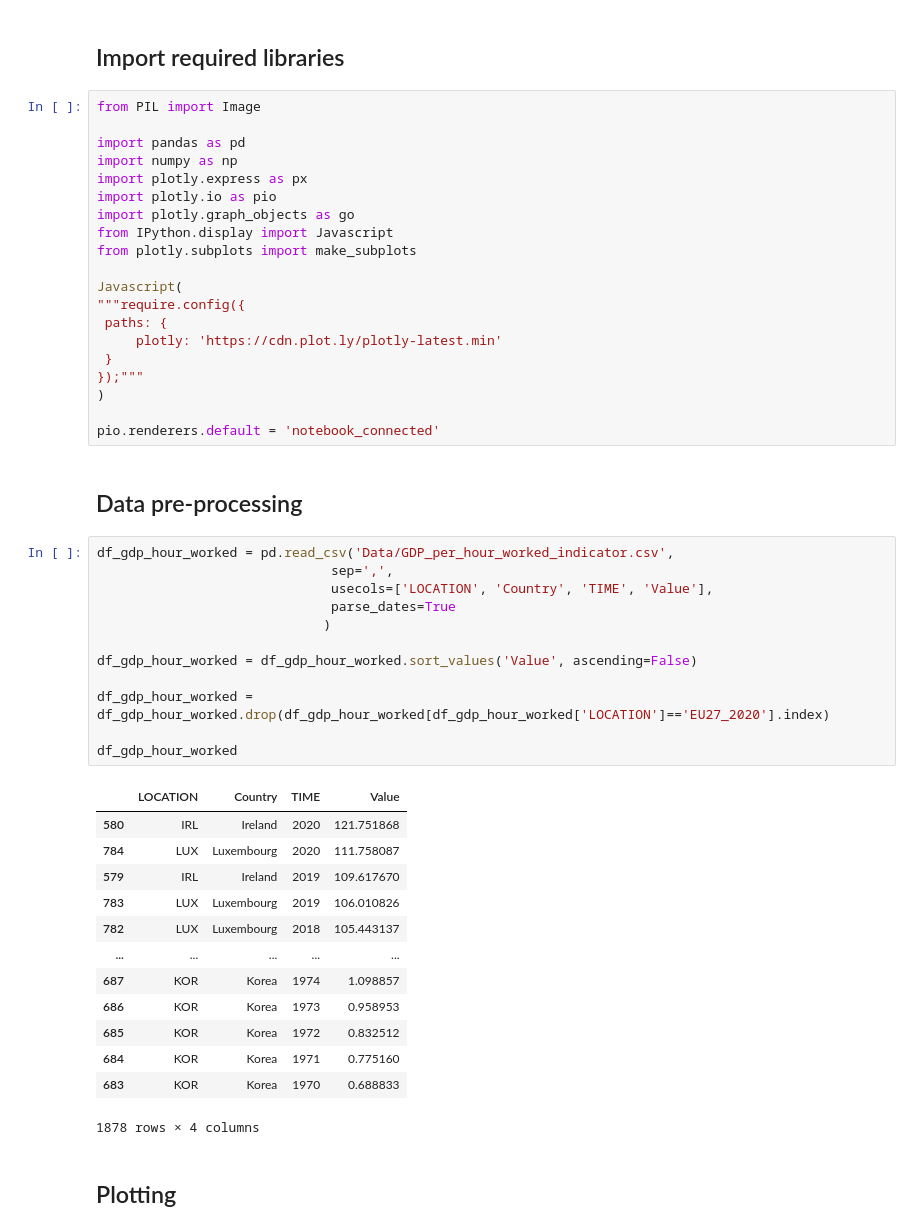
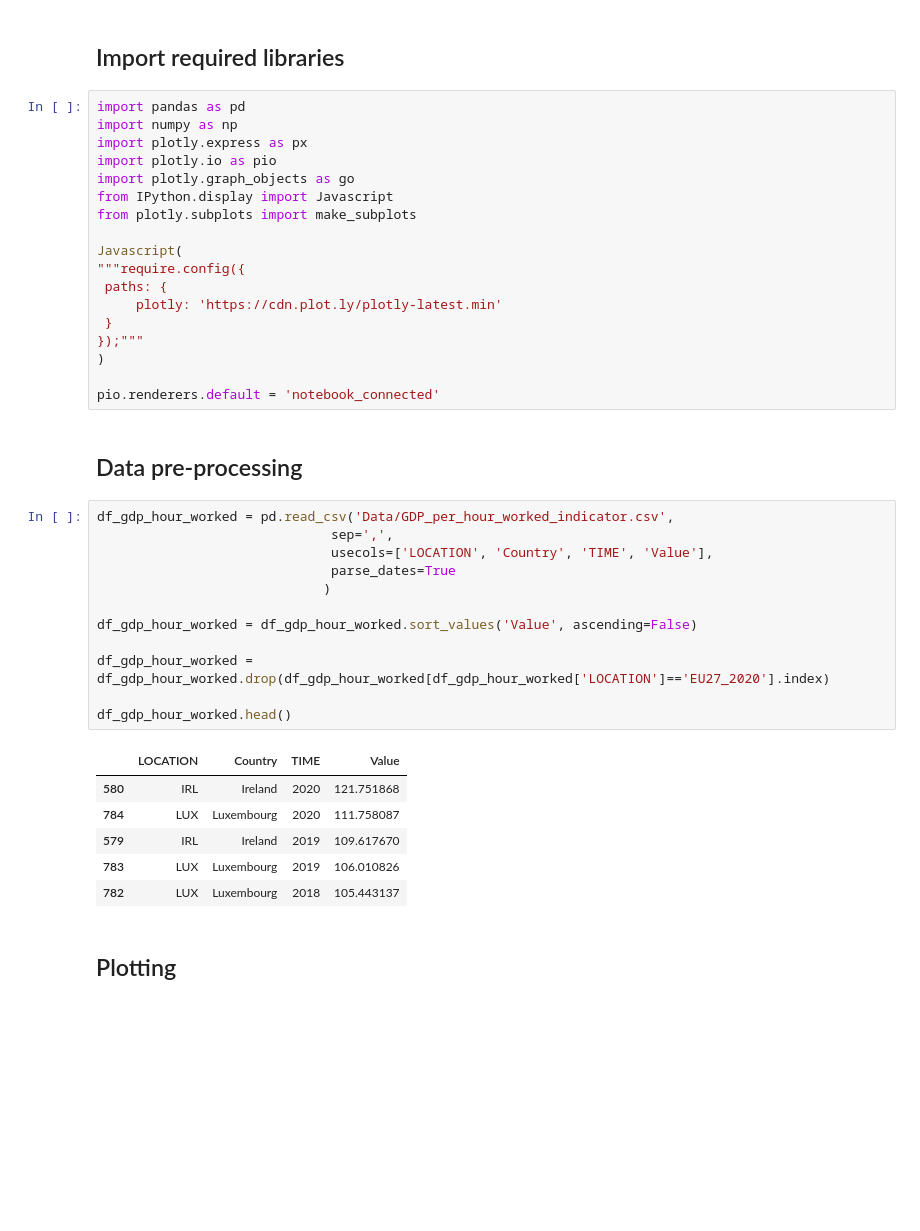
Before and after one commit to data-show/notebooks, a Jupyter notebook: notebooks/Labour_Productivity_in_OECD_Countries/Labour_Productivity_in_OECD_Countries.ipynb, the cells around one changed output. Drawn from its saved outputs; the diff is of its cells as text; blank space fills up the shorter version.

Commit message:
Somme corrections on Hours_Worked_in_OECD_Countries notebook

```diff
--- a/notebooks/Labour_Productivity_in_OECD_Countries/Labour_Productivity_in_OECD_Countries.ipynb
+++ b/notebooks/Labour_Productivity_in_OECD_Countries/Labour_Productivity_in_OECD_Countries.ipynb
@@ -8,8 +9,6 @@ What is the evolution of labour productivity for a selection of countries over t
 # %% [markdown]
 ## Import required libraries
 # %%
-from PIL import Image
-
 import pandas as pd
 import numpy as np
 import plotly.express as px
@@ -32,29 +31,22 @@ pio.renderers.default = 'notebook_connected'
 # %%
 df_gdp_hour_worked = pd.read_csv('Data/GDP_per_hour_worked_indicator.csv',
                               sep=',',
                               usecols=['LOCATION', 'Country', 'TIME', 'Value'],
                               parse_dates=True
                              )
 
 df_gdp_hour_worked = df_gdp_hour_worked.sort_values('Value', ascending=False)
 
 df_gdp_hour_worked = df_gdp_hour_worked.drop(df_gdp_hour_worked[df_gdp_hour_worked['LOCATION']=='EU27_2020'].index)
 
-df_gdp_hour_worked
+df_gdp_hour_worked.head()
 # %% [output]
 |  | LOCATION | Country | TIME | Value |
 | 580 | IRL | Ireland | 2020 | 121.751868 |
 | 784 | LUX | Luxembourg | 2020 | 111.758087 |
 | 579 | IRL | Ireland | 2019 | 109.617670 |
 | 783 | LUX | Luxembourg | 2019 | 106.010826 |
 | 782 | LUX | Luxembourg | 2018 | 105.443137 |
-| ... | ... | ... | ... | ... |
-| 687 | KOR | Korea | 1974 | 1.098857 |
-| 686 | KOR | Korea | 1973 | 0.958953 |
-| 685 | KOR | Korea | 1972 | 0.832512 |
-| 684 | KOR | Korea | 1971 | 0.775160 |
-| 683 | KOR | Korea | 1970 | 0.688833 |
-1878 rows × 4 columns
 # %% [markdown]
 ## Plotting
 # %% [markdown]
```
Also changed, not shown: parts of 3 cells of this notebook, 2 other files.
